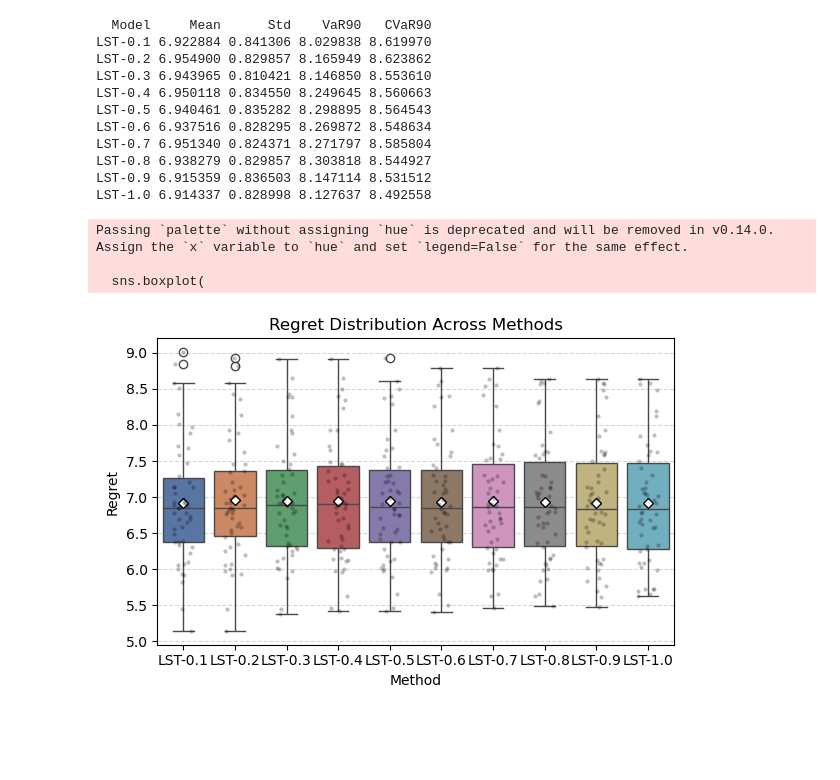
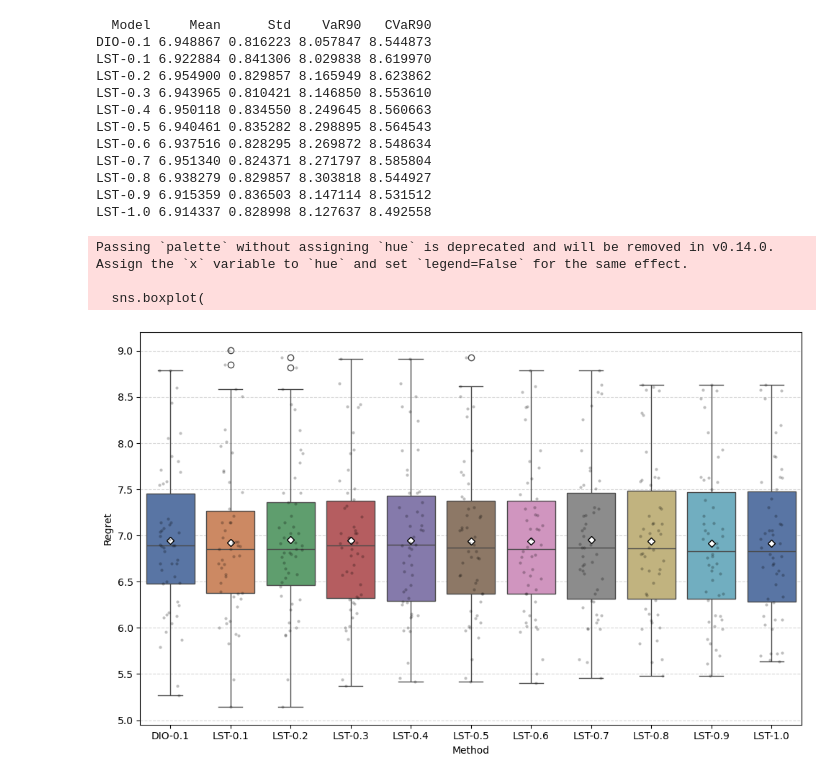
Before and after one commit to Jackieziao/Robust-learning-to-rank, a Jupyter notebook: Exact_algorithm/Code/lst_loss_function.ipynb, the cells around one changed output. Saved outputs shown, nothing was run; the diff lists cells and outputs as text; code cells hidden in the pictures; blank space fills up the shorter version.

```diff
--- a/Exact_algorithm/Code/lst_loss_function.ipynb
+++ b/Exact_algorithm/Code/lst_loss_function.ipynb
@@ -105,3 +195,21 @@ print_memory()
+# %%
+save_path = os.path.join(base_path, "Results", "Score")
+file_path = os.path.join(save_path, f"Shortest_path_LST_result_{n_instance}_{input_dim}_{deg}_{noise}_{grid_width}.pkl")
+with open(file_path, "rb") as f:
+    total_result = pickle.load(f)
+
+save_path = os.path.join(base_path, "Results", "Score")
+file_path = os.path.join(save_path, f"Shortest_path_DIO_result_{n_instance}_{input_dim}_{deg}_{noise}_{grid_width}.pkl")
+with open(file_path, "rb") as f:
+    dio_result = pickle.load(f)
+
+save_path = os.path.join(base_path, "Results", "Score")
+file_path = os.path.join(save_path, f"Shortest_path_pair_result_{n_instance}_{input_dim}_{deg}_{noise}_{grid_width}.pkl")
+with open(file_path, "rb") as f:
+    PAIR_result = pickle.load(f)
+
+total_result = total_result | dio_result | PAIR_result
+model_list = ["DIO-0.1", "LST-0.1", "LST-0.2", "LST-0.3", "LST-0.4", "LST-0.5", "LST-0.6", "LST-0.7", "LST-0.8", "LST-0.9", "LST-1.0"]
 # %%
 # Compute stats for the LST model
 # regrets = total_result["LST-0.1"]["regret"]
@@ -132,13 +240,22 @@ df = pd.DataFrame(rows)
 print(df.to_string(index=False, float_format="%.6f"))
 
 
-# Collect regret distributions across all model types
+# # Collect regret distributions across all model types
+# df_list = []
+# for model_type, data in total_result.items():
+#     df_list.append(pd.DataFrame({
+#         "method": [model_type] * len(data["regret"]),
+#         "regret": data["regret"]
+#     }))
+
 df_list = []
-for model_type, data in total_result.items():
-    df_list.append(pd.DataFrame({
-        "method": [model_type] * len(data["regret"]),
-        "regret": data["regret"]
-    }))
+for model_type in model_list:
+    if model_type in total_result:
+        data = total_result[model_type]
+        df_list.append(pd.DataFrame({
+            "method": [model_type] * len(data["regret"]),
+            "regret": data["regret"]
+        }))
 
 df = pd.concat(df_list, ignore_index=True)
 
@@ -147,7 +264,7 @@ palette = sns.color_palette("deep")
 unique_methods = sorted(df["method"].unique())
 method_colors = {m: palette[i % len(palette)] for i, m in enumerate(unique_methods)}
 
-plt.figure(figsize=(6, 4))
+plt.figure(figsize=figure_size(10))
 
 sns.boxplot(
     data=df,
@@ -173,40 +290,41 @@ sns.stripplot(
     size=3
 )
 
-plt.title("Regret Distribution Across Methods", fontsize=12)
+# plt.title("Regret Distribution Across Methods", fontsize=12)
 plt.ylabel("Regret")
 plt.xlabel("Method")
 plt.grid(axis="y", linestyle="--", alpha=0.5)
 
 plt.tight_layout()
 
 # Save figure
 save_dir = os.path.join(base_path, "Results", "Figures")
 os.makedirs(save_dir, exist_ok=True)
 
 plt.savefig(
-    os.path.join(save_dir, "regret_comparison.png"),
+    os.path.join(save_dir, "LST_regret_comparison.png"),
     dpi=400,
     bbox_inches="tight"
 )
 
 plt.show()
 # %% [output]
   Model     Mean      Std    VaR90   CVaR90
+DIO-0.1 6.948867 0.816223 8.057847 8.544873
 LST-0.1 6.922884 0.841306 8.029838 8.619970
 LST-0.2 6.954900 0.829857 8.165949 8.623862
 LST-0.3 6.943965 0.810421 8.146850 8.553610
 LST-0.4 6.950118 0.834550 8.249645 8.560663
 LST-0.5 6.940461 0.835282 8.298895 8.564543
 LST-0.6 6.937516 0.828295 8.269872 8.548634
 LST-0.7 6.951340 0.824371 8.271797 8.585804
 LST-0.8 6.938279 0.829857 8.303818 8.544927
 LST-0.9 6.915359 0.836503 8.147114 8.531512
 LST-1.0 6.914337 0.828998 8.127637 8.492558
 Passing `palette` without assigning `hue` is deprecated and will be removed in v0.14.0. Assign the `x` variable to `hue` and set `legend=False` for the same effect.
 
   sns.boxplot(
-[figure, old version]
+[figure, new version]
 # %%
 # seed = 1
 # x_train, y_train, x_test, y_test = load_shortest_path_setting_with_splits(base, n_instance, input_dim, deg, noise, grid_width, seed)
```
Also changed, not shown: parts of 3 cells of this notebook, 6 other files.
